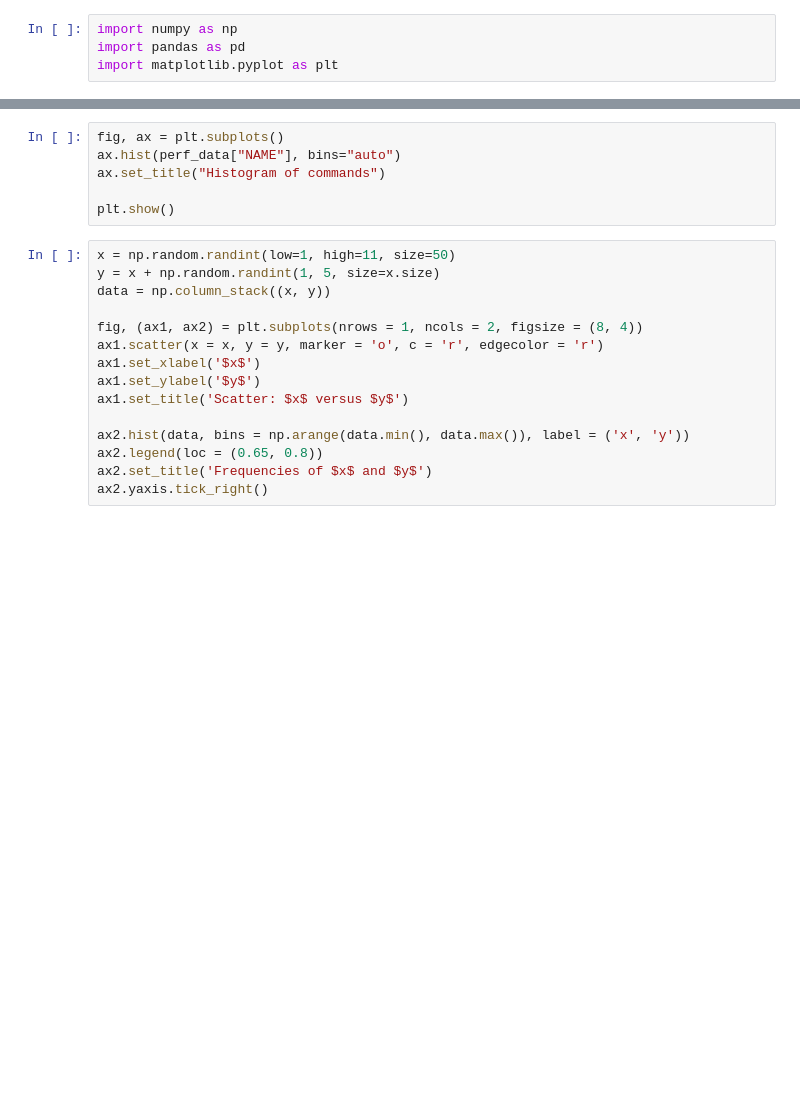
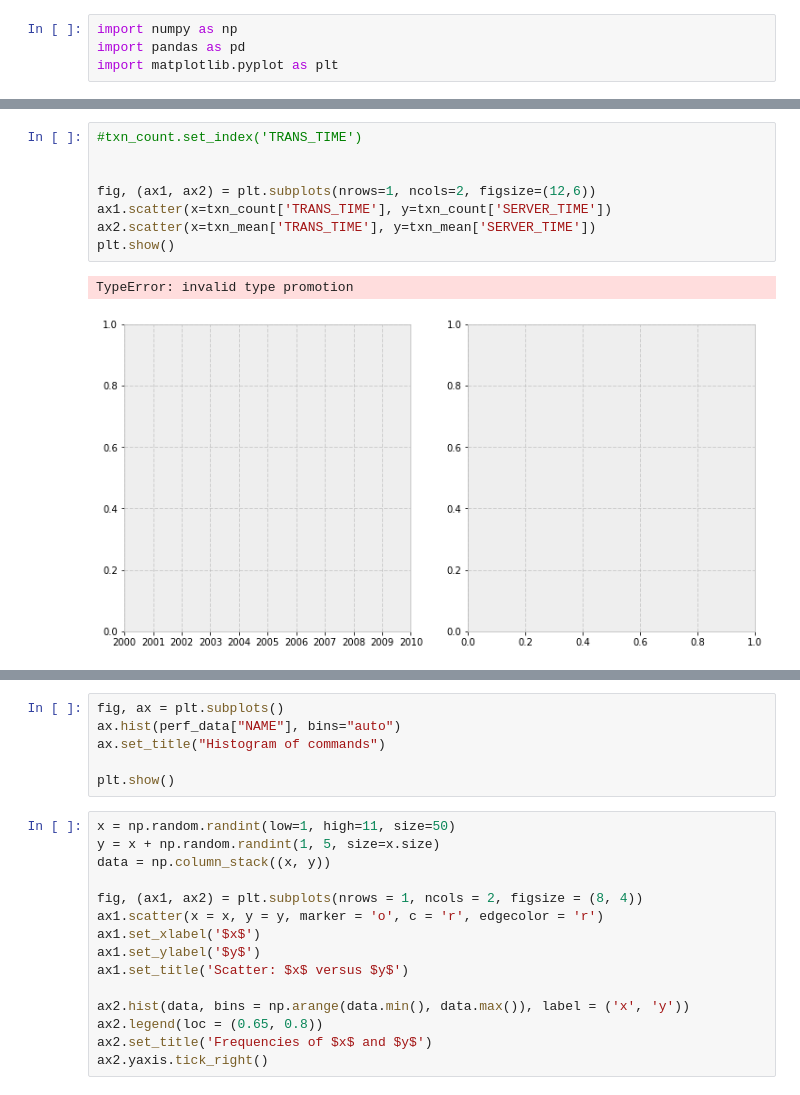
Before and after one commit to milindnirgun/pycharts, a Jupyter notebook: AMP.ipynb, the cells around one changed output, grey strips where cells are left out. Drawn from its saved outputs; the diff is of its cells as text; blank space fills up the shorter version.

```diff
--- a/AMP.ipynb
+++ b/AMP.ipynb
@@ -30,3 +148,14 @@ TypeError: Only valid with DatetimeIndex, TimedeltaIndex or PeriodIndex, but got
+# %%
+#txn_count.set_index('TRANS_TIME')
+
+
+fig, (ax1, ax2) = plt.subplots(nrows=1, ncols=2, figsize=(12,6))
+ax1.scatter(x=txn_count['TRANS_TIME'], y=txn_count['SERVER_TIME'])
+ax2.scatter(x=txn_mean['TRANS_TIME'], y=txn_mean['SERVER_TIME'])
+plt.show()
+# %% [output]
+TypeError: invalid type promotion
+[figure, added]
 # %%
 commands = perf_data["NAME"]
 x = np.random.randint(low=1, high=11, size=50)
```
Also changed, not shown: parts of 18 cells of this notebook.
